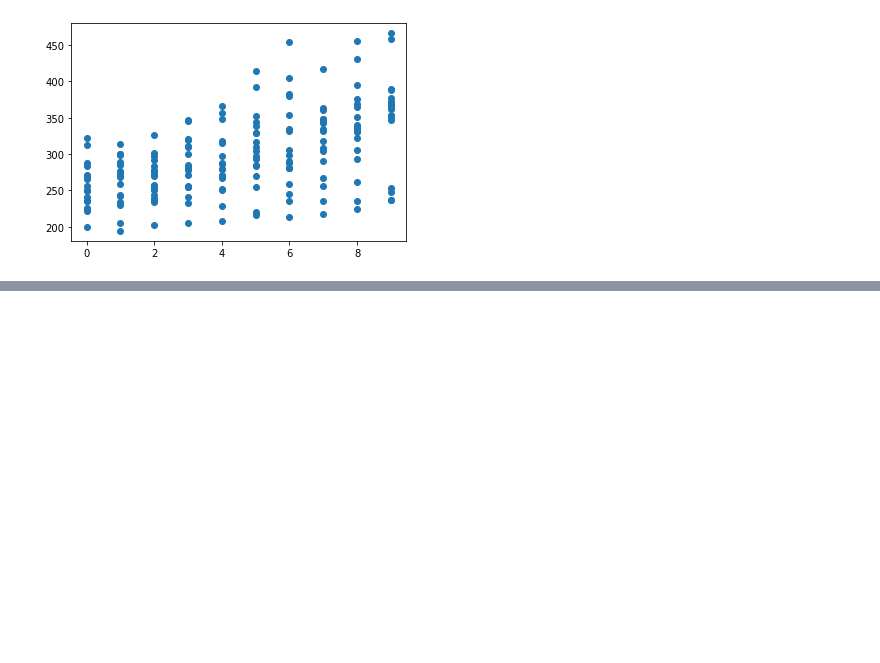
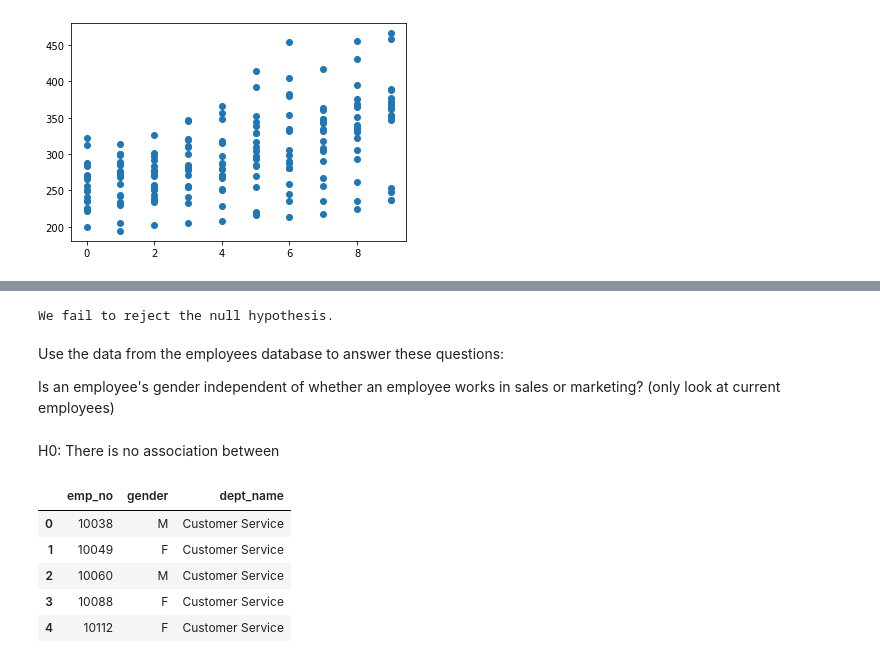
Before and after one commit to dashbringhurst/statistics-exercises, a Jupyter notebook: hypothesis_testing.ipynb, the cells around one changed output, grey strips where cells are left out. Saved outputs shown, nothing was run; the diff lists cells and outputs as text; code cells hidden in the pictures; blank space fills up the shorter version.

```diff
--- a/hypothesis_testing.ipynb
+++ b/hypothesis_testing.ipynb
@@ -471,0 +620,30 @@ plt.scatter(x,y)
+# %%
+if p < alpha:
+    print('We reject the null hypothesis.')
+else:
+    print('We fail to reject the null hypothesis.')
+# %% [output]
+We fail to reject the null hypothesis.
+# %% [markdown]
+Use the data from the employees database to answer these questions:
+
+Is an employee's gender independent of whether an employee works in sales or marketing? (only look at current employees)
+# %% [markdown]
+H0: There is no association between
+# %%
+query = '''SELECT e.emp_no, e.gender, d.dept_name
+            FROM employees as e
+            JOIN dept_emp as de ON de.emp_no = e.emp_no
+            JOIN departments as d ON d.dept_no = de.dept_no
+            WHERE de.to_date = '9999-01-01';'''
+# %%
+df_emp = pd.read_sql(query, access_db(db, env))
+# %%
+df_emp.head()
+# %% [output]
+|  | emp_no | gender | dept_name |
+| 0 | 10038 | M | Customer Service |
+| 1 | 10049 | F | Customer Service |
+| 2 | 10060 | M | Customer Service |
+| 3 | 10088 | F | Customer Service |
+| 4 | 10112 | F | Customer Service |
```
Also changed, not shown: parts of 39 cells of this notebook.
